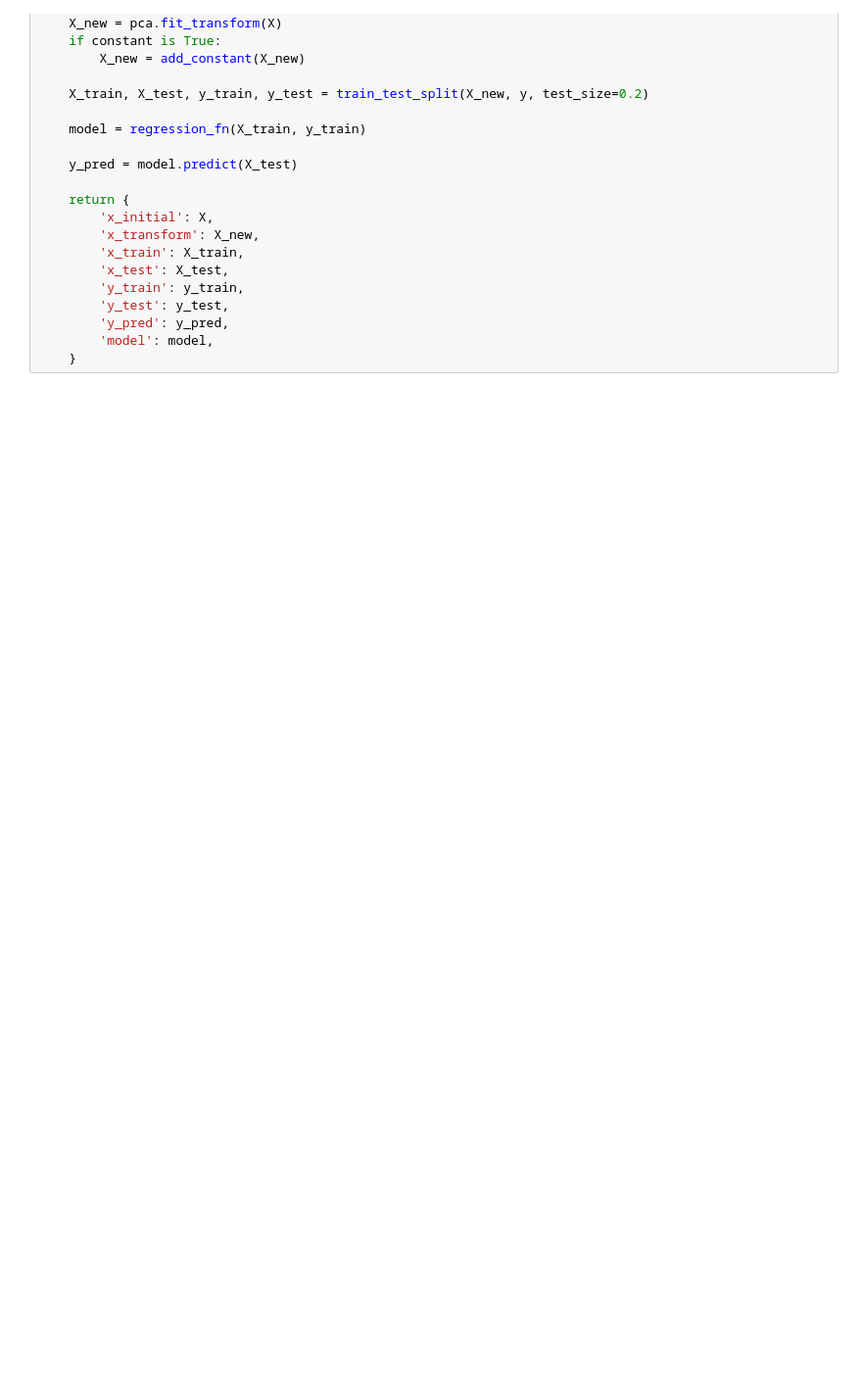
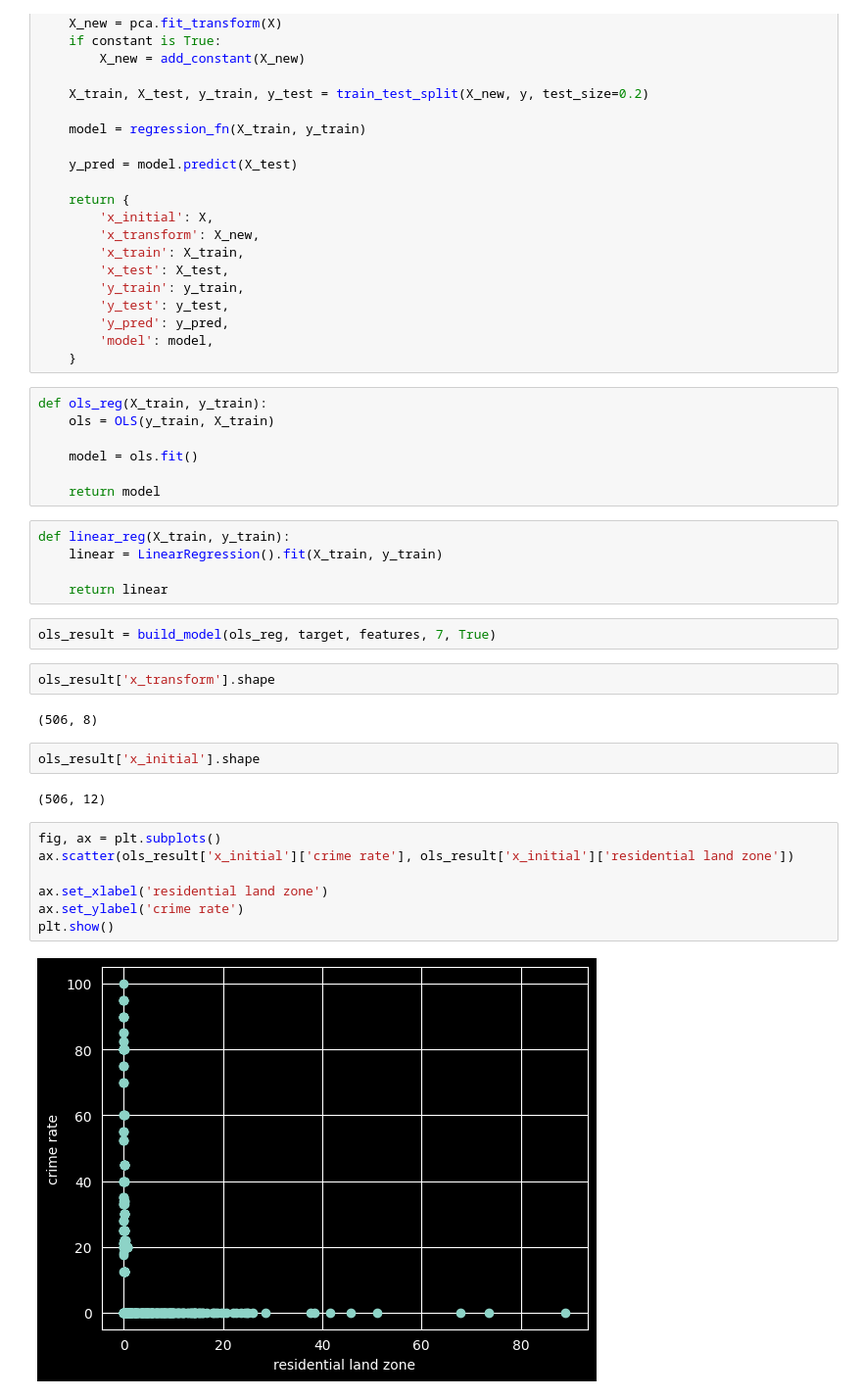
Before and after one commit to Kinetics20/Python_practice_sessions_05, a Jupyter notebook: data_science/pca_reg.ipynb, the cells around one changed output. Shown at 98% size. Saved outputs shown, nothing was run; the diff lists cells and outputs as text; blank space fills up the shorter version.

Commit message:
pca regression

```diff
--- a/data_science/pca_reg.ipynb
+++ b/data_science/pca_reg.ipynb
@@ -96,3 +89,34 @@ def build_model(regression_fn, target, features, n_components, constant):
         'y_pred': y_pred,
         'model': model,
     }
+# %%
+def ols_reg(X_train, y_train):
+    ols = OLS(y_train, X_train)
+
+    model = ols.fit()
+
+    return model
+# %%
+def linear_reg(X_train, y_train):
+    linear = LinearRegression().fit(X_train, y_train)
+
+    return linear
+# %%
+ols_result = build_model(ols_reg, target, features, 7, True)
+# %%
+ols_result['x_transform'].shape
+# %% [output]
+(506, 8)
+# %%
+ols_result['x_initial'].shape
+# %% [output]
+(506, 12)
+# %%
+fig, ax = plt.subplots()
+ax.scatter(ols_result['x_initial']['crime rate'], ols_result['x_initial']['residential land zone'])
+
+ax.set_xlabel('residential land zone')
+ax.set_ylabel('crime rate')
+plt.show()
+# %% [output]
+[figure, added]
```
Also changed, not shown: parts of 2 cells of this notebook.
